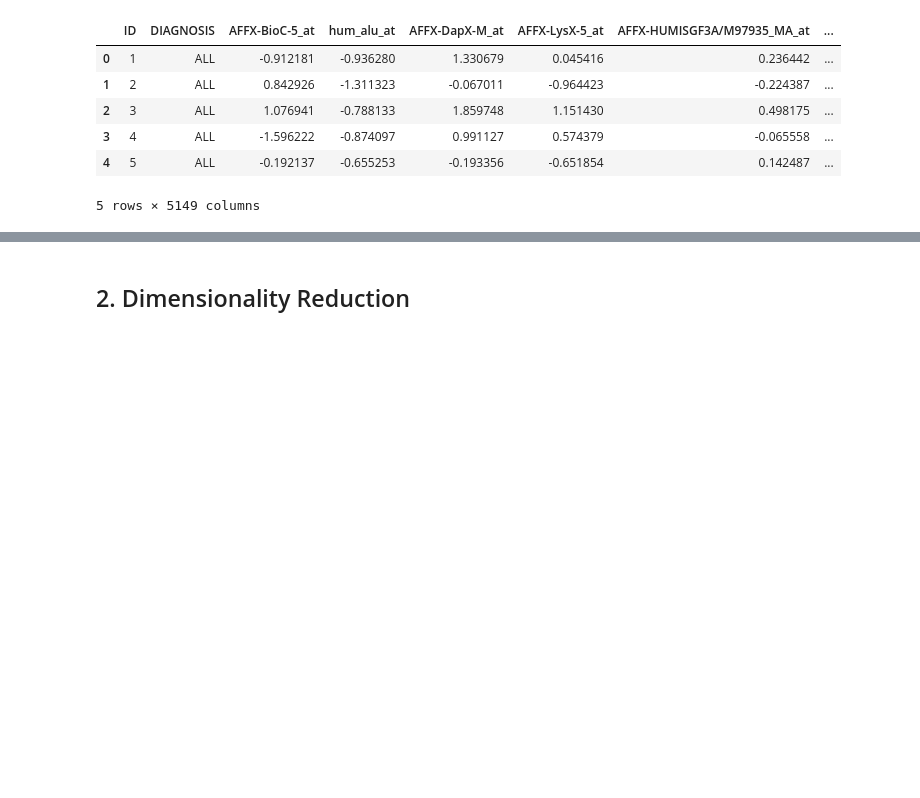
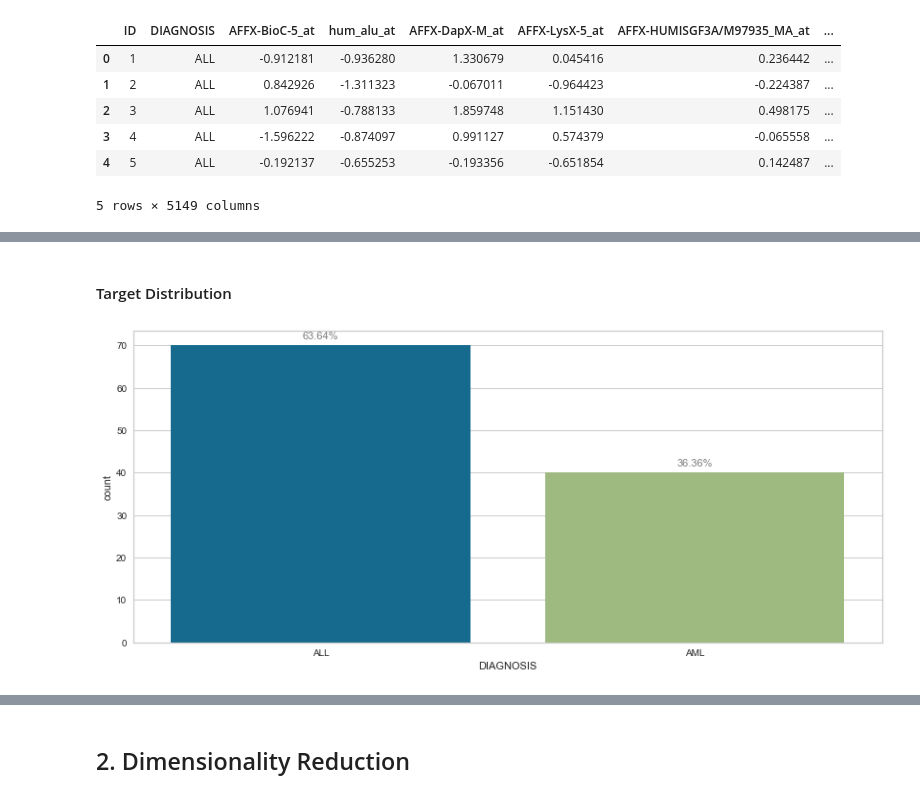
Before and after one commit to PedroCotovio/PD_2_Clustering, a Jupyter notebook: PD_201920_Project2.ipynb, the cells around one changed output, grey strips where cells are left out. Saved outputs shown, nothing was run; the diff lists cells and outputs as text; code cells hidden in the pictures; blank space fills up the shorter version.

```diff
--- a/PD_201920_Project2.ipynb
+++ b/PD_201920_Project2.ipynb
@@ -87,3 +80,11 @@ Targets: {'AML', 'ALL'}
 | 3 | -1.596222 | -0.874097 | 0.991127 | 0.574379 | -0.065558 | ... |
 | 4 | -0.192137 | -0.655253 | -0.193356 | -0.651854 | 0.142487 | ... |
 5 rows × 5148 columns
+# %% [markdown]
+#### Target Distribution
+# %%
+# Plot Target Again
+
+make_bar_chart(y)
+# %% [output]
+[figure, added]
```
Also changed, not shown: parts of 86 cells of this notebook, 9 other files.
